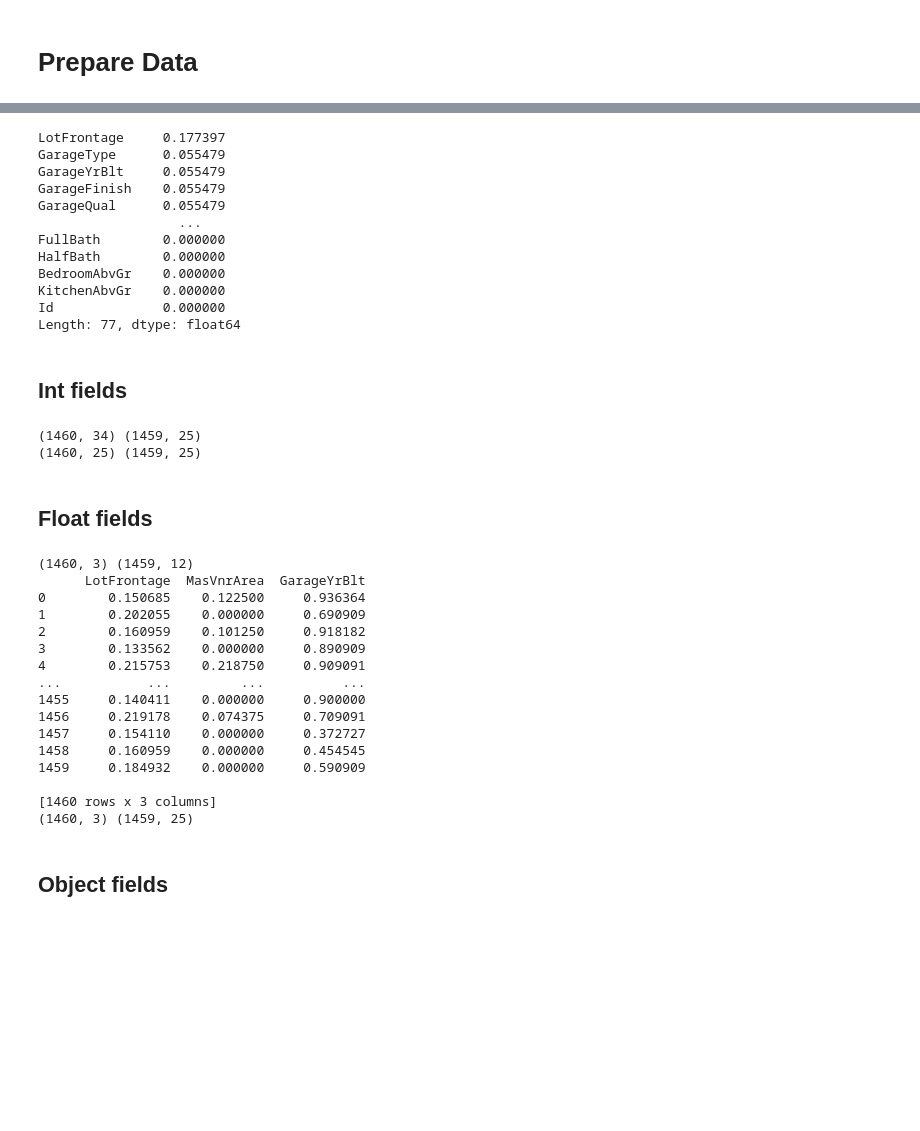
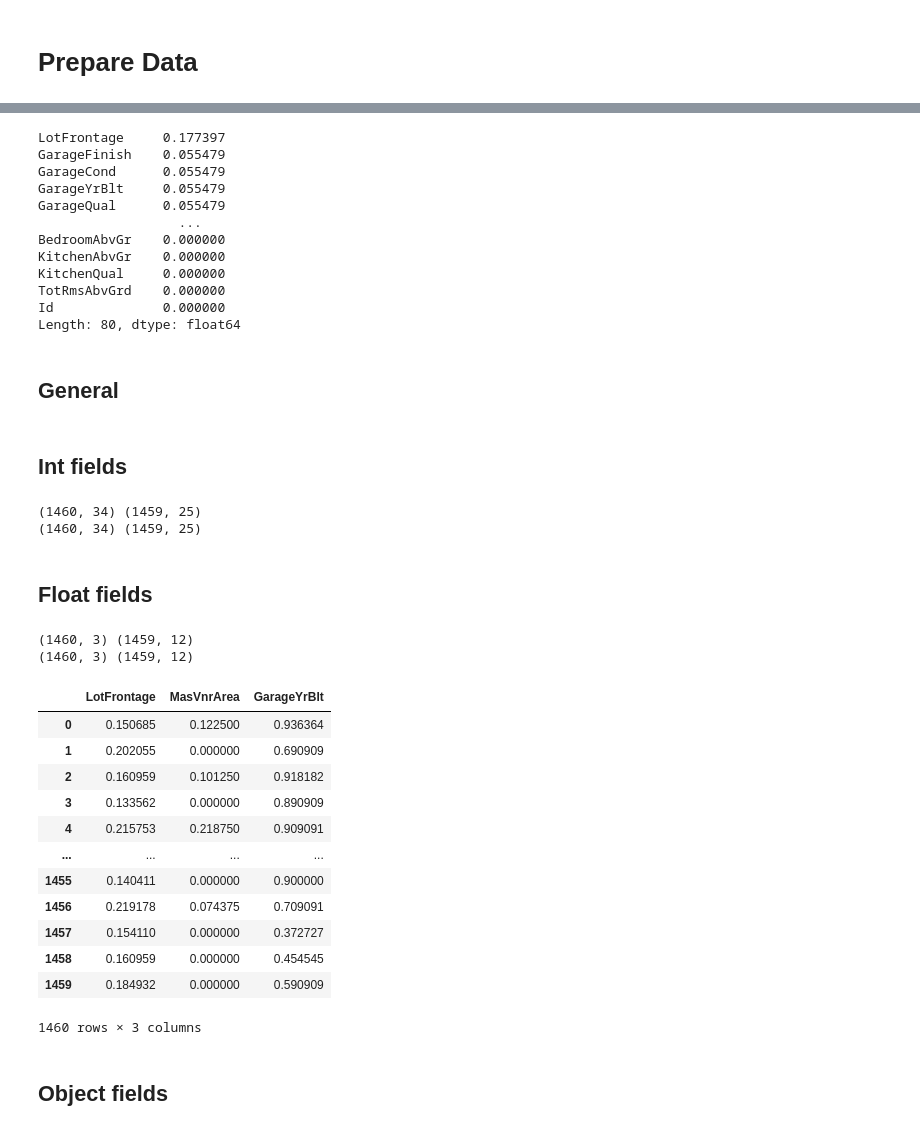
Before and after one commit to SergeevMaxim/HW_ML_2021, a Jupyter notebook: KAGGLE_House_Prices/Solution.ipynb, the cells around one changed output, grey strips where cells are left out. Cells and saved outputs as stored; diff of their text form; code cells hidden in the pictures; blank space fills up the shorter version.

```diff
--- a/KAGGLE_House_Prices/Solution.ipynb
+++ b/KAGGLE_House_Prices/Solution.ipynb
@@ -114,0 +143,5 @@ def concatFields(df1,df2):
+# %%
+print(main_train[['PoolQC','PoolArea']].drop_duplicates())
+main_train['PoolExist'] = np.where(main_train['PoolQC'].notna() | main_train['PoolArea']!=0 ,1,0)
+main_test['PoolExist'] = np.where(main_test['PoolQC'].notna() | main_test['PoolArea']!=0 ,1,0)
+main_train['PoolExist'].value_counts()
@@ -114,0 +163,5 @@ def concatFields(df1,df2):
+# %%
+print(main_train['Fence'].drop_duplicates())
+main_train['FenceExist'] = np.where(main_train['Fence'].notna(),1,0)
+main_test['FenceExist'] = np.where(main_test['Fence'].notna(),1,0)
+main_train['FenceExist'].value_counts()
@@ -114,0 +180,5 @@ def concatFields(df1,df2):
+# %%
+print(main_train['MiscFeature'].drop_duplicates())
+main_train['MiscFeatureExist'] = np.where(main_train['MiscFeature'].notna(),1,0)
+main_test['MiscFeatureExist'] = np.where(main_test['MiscFeature'].notna(),1,0)
+main_train['MiscFeatureExist'].value_counts()
@@ -117,7 +197,7 @@ main_train_ = custmDrop(main_train)
 main_test_ = custmDrop(main_test)
 
 main_train_target = main_train_.sort_values(by=['Id'])['SalePrice'].astype('float64')
-main_test_target = main_target_link.sort_values(by=['Id'])['SalePrice'].astype('float64')
+#main_test_target = main_target_link.sort_values(by=['Id'])['SalePrice'].astype('float64')
 
 main_train_['TotalSF'] = main_train_['TotalBsmtSF'] + main_train_['1stFlrSF'] + main_train_['2ndFlrSF']
 main_test_['TotalSF'] = main_test_['TotalBsmtSF'] + main_test_['1stFlrSF'] + main_test_['2ndFlrSF']
@@ -127,21 +207,23 @@ train_rows_count = main_train_.shape[0]
 main_train_.isna().mean().sort_values(ascending = False)
 # %% [output]
 LotFrontage     0.177397
-GarageType      0.055479
+GarageFinish    0.055479
+GarageCond      0.055479
 GarageYrBlt     0.055479
-GarageFinish    0.055479
 GarageQual      0.055479
                   ...
-FullBath        0.000000
-HalfBath        0.000000
 BedroomAbvGr    0.000000
 KitchenAbvGr    0.000000
+KitchenQual     0.000000
+TotRmsAbvGrd    0.000000
 Id              0.000000
-Length: 77, dtype: float64
+Length: 80, dtype: float64
+# %% [markdown]
+## General
 # %% [markdown]
 ## Int fields
 # %%
-from sklearn.feature_selection import SelectKBest, f_classif, chi2
+from sklearn.feature_selection import SelectKBest, f_regression, chi2
 
 #MinMax int64 fields
 main_train_int = main_train_.sort_values(by=['Id']).loc[ : , ~main_train_.columns.isin(['Id', 'SalePrice'])].select_dtypes(include=['int64'])#.fillna(np.nan)
@@ -156,56 +238,45 @@ main_test_int = main_test_int.apply(lambda x: (x-min(x))/(max(x)-min(x)))
 
 print(main_train_int.shape, main_test_int.shape)
 
+main_train_int_new = main_train_int#SelectKbest_cstm(main_train_int, main_train_target,25)
 
-selector = SelectKBest(f_classif, k=25)
-selector.fit(main_train_int, main_train_target)
-
-cols = selector.get_support(indices=True)
-main_train_int_new = main_train_int.iloc[:,cols]
-
-#print(main_train_int_new)
 print(main_train_int_new.shape, main_test_int.shape)
 # %% [output]
 (1460, 34) (1459, 25)
-(1460, 25) (1459, 25)
+(1460, 34) (1459, 25)
 # %% [markdown]
 ## Float fields
 # %%
 #MinMax float64 fields
 main_train_float = main_train_.sort_values(by=['Id']).loc[ : , ~main_train_.columns.isin(['Id', 'SalePrice'])].select_dtypes(include=['float64'])#.fillna(np.nan)
 main_train_float = medianReplacer(main_train_float)
 main_train_float = main_train_float.apply(lambda x: (x-min(x))/(max(x)-min(x)))
 
 main_test_float = main_test_.sort_values(by=['Id']).loc[ : , ~main_test_.columns.isin(['Id', 'SalePrice'])].select_dtypes(include=['float64'])#.fillna(np.nan)
 main_test_float = medianReplacer(main_test_float)
 main_test_float = main_test_float.apply(lambda x: (x-min(x))/(max(x)-min(x)))
 print(main_train_float.shape, main_test_float.shape)
 
-selector = SelectKBest(f_classif, k=3)
-selector.fit(main_train_float, main_train_target)
+main_train_float_new = main_train_float#SelectKbest_cstm(main_train_float, main_train_target,3)
 
-cols = selector.get_support(indices=True)
-main_train_float_new = main_train_float.iloc[:,cols]
-
-print(main_train_float_new)
-print(main_train_float_new.shape, main_test_int.shape)
+print(main_train_float.shape, main_test_float.shape)
+main_train_float_new
 # %% [output]
 (1460, 3) (1459, 12)
-      LotFrontage  MasVnrArea  GarageYrBlt
-0        0.150685    0.122500     0.936364
-1        0.202055    0.000000     0.690909
-2        0.160959    0.101250     0.918182
-3        0.133562    0.000000     0.890909
-4        0.215753    0.218750     0.909091
-...           ...         ...          ...
-1455     0.140411    0.000000     0.900000
-1456     0.219178    0.074375     0.709091
-1457     0.154110    0.000000     0.372727
-1458     0.160959    0.000000     0.454545
-1459     0.184932    0.000000     0.590909
-
-[1460 rows x 3 columns]
-(1460, 3) (1459, 25)
+(1460, 3) (1459, 12)
+|  | LotFrontage | MasVnrArea | GarageYrBlt |
+| 0 | 0.150685 | 0.122500 | 0.936364 |
+| 1 | 0.202055 | 0.000000 | 0.690909 |
+| 2 | 0.160959 | 0.101250 | 0.918182 |
+| 3 | 0.133562 | 0.000000 | 0.890909 |
+| 4 | 0.215753 | 0.218750 | 0.909091 |
+| ... | ... | ... | ... |
+| 1455 | 0.140411 | 0.000000 | 0.900000 |
+| 1456 | 0.219178 | 0.074375 | 0.709091 |
+| 1457 | 0.154110 | 0.000000 | 0.372727 |
+| 1458 | 0.160959 | 0.000000 | 0.454545 |
+| 1459 | 0.184932 | 0.000000 | 0.590909 |
+1460 rows × 3 columns
 # %% [markdown]
 ## Object fields
 # %%
```
Also changed, not shown: parts of 33 cells of this notebook.
